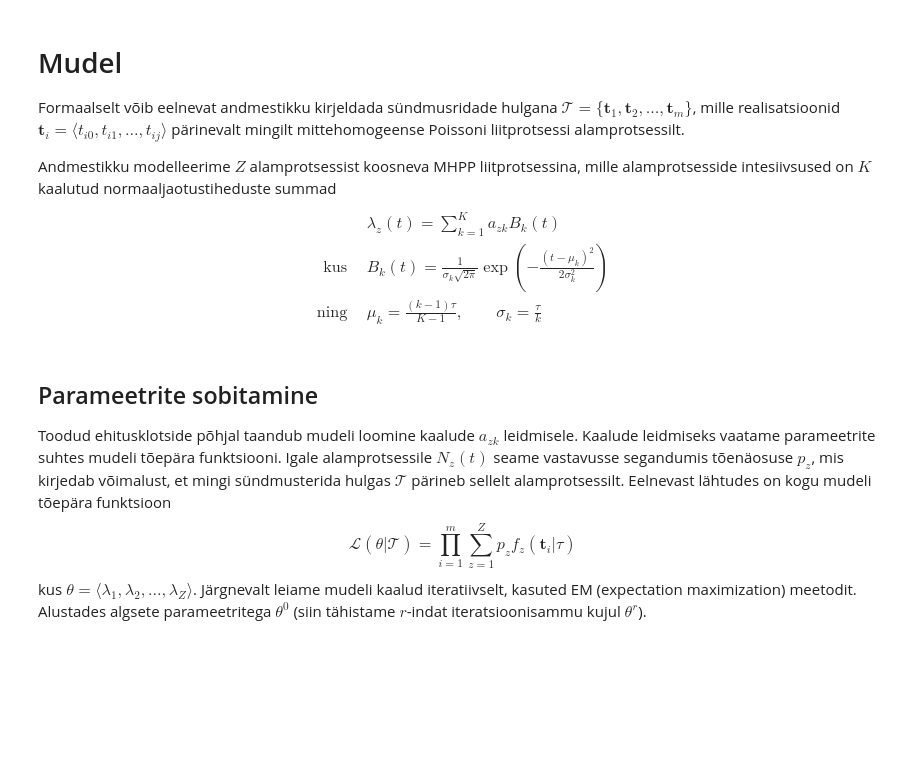
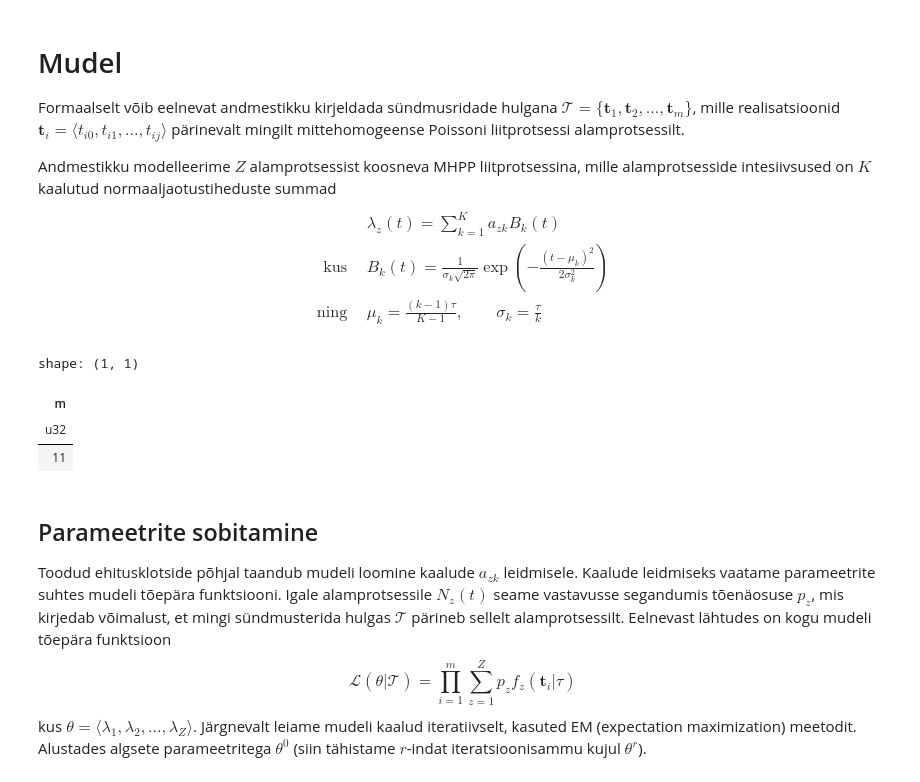
Before and after one commit to mart-mihkel/spioonid, a Jupyter notebook: mudel.ipynb, the cells around one changed output. Cells and saved outputs as stored; diff of their text form; code cells hidden in the pictures; blank space fills up the shorter version.

```diff
--- a/mudel.ipynb
+++ b/mudel.ipynb
@@ -85,7 +89,7 @@ Andmestikku modelleerime $Z$ alamprotsessist koosneva MHPP liitprotsessina, mill
 \end{align*}
 # %%
 K = 20  # number of gaussian variables
-m = df['m'].nunique()  # number of event series
+m = df.select(pl.col('m').n_unique())  # number of event series
 Z = 5  # number of parent processes
 
 k = np.arange(1, K + 1)
@@ -94,6 +98,13 @@ locs = ((k - 1) * tau) / (K - 1)  # means evenly spread accros time domain
 scales = tau / k  # standard deviations
 
 loc_kwargs = {'loc': locs, 'scale': scales}
+# %%
+m
+# %% [output]
+shape: (1, 1)
+| m |
+| u32 |
+| 11 |
 # %%
 def rate(x, weights):
     return np.sum(weights * norm.pdf(x, **loc_kwargs))
```
Also changed, not shown: parts of 3 cells of this notebook.
